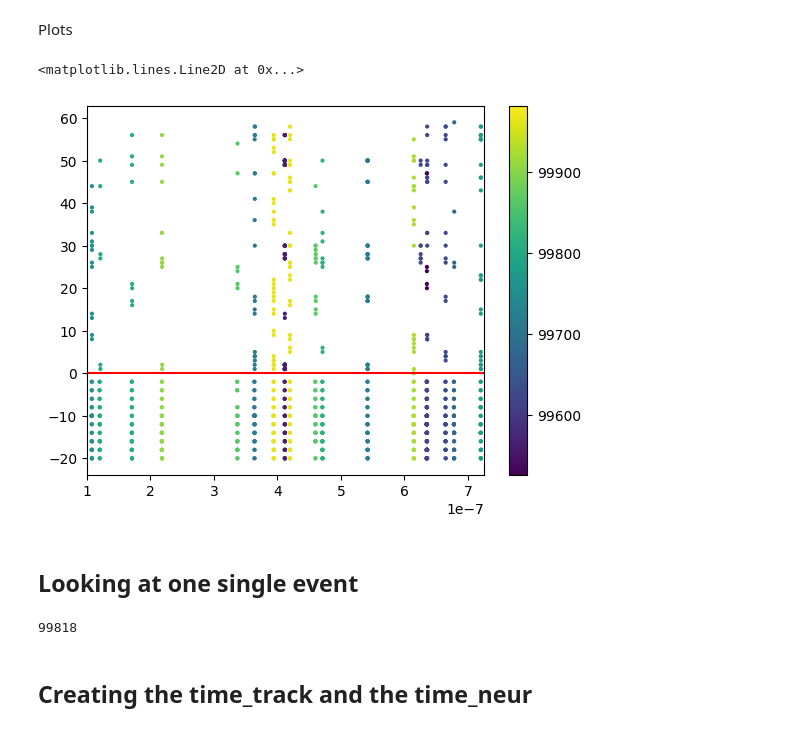
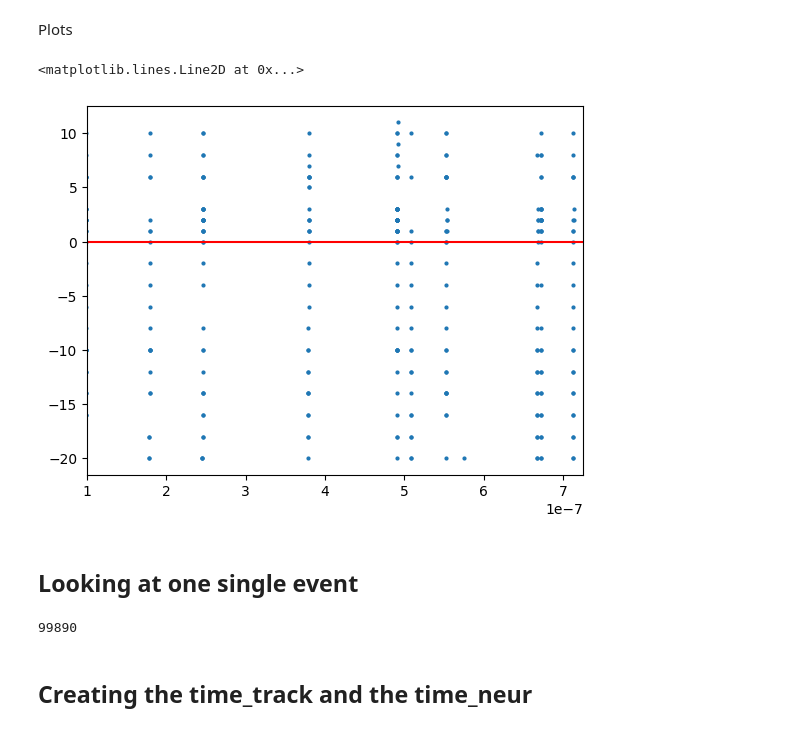
Before and after one commit to Fabiocufino/CMS-SpikingNeuralNetwork, a Jupyter notebook: Code/KNN.ipynb, the cells around one changed output. Drawn from its saved outputs; the diff is of its cells as text; code cells hidden in the pictures.

```diff
--- a/Code/KNN.ipynb
+++ b/Code/KNN.ipynb
@@ -4,7 +4,7 @@ import numpy as np
 import pandas as pd
 import matplotlib.pyplot as plt
 # %%
-data_pd = pd.read_csv('/Users/Fabio/Desktop/CMS-SpikingNeuralNetwork/Code/NL0=30_NL1=30_NCl=6_CF01=0.80_CFI0=0.80_CFI1=0.80_alfa=1.00_output.csv') #NEW WORKs
+data_pd = pd.read_csv('/Users/Fabio/Desktop/CMS-SpikingNeuralNetwork/Code/MODE/CSV/NL0=6_NL1=6_NCl=6_CF01=1.00_CFI0=1.00_CFI1=1.00_alfa=0.25_output.csv') #NEW WORKs
 # data_pd = pd.read_csv("NL0=20_NL1=20_NCl=6_CF01=1.00_CFI0=1.00_CFI1=1.00_alfa=0.90_output.csv") #OLD WORKS
 data_pd.describe()
 # %% [output]
@@ -33,14 +33,13 @@ data['Stream'] = np.where(data['ID'] == 1, -1*data['Stream'], data['Stream'])
 # %% [markdown]
 Plots
 # %%
-class_mask = data['Pclass'] == 5
-plt.scatter(data['Time'][class_mask], data['Stream'][class_mask],c=data['Event'][class_mask] , s=4)
-plt.colorbar()
+class_mask = data['Pclass'] == 2
+plt.scatter(data['Time'][class_mask], data['Stream'][class_mask] , s=4)
 plt.xlim(1e-7, 7.25e-7)
 plt.axhline(0, c = 'r')
 # %% [output]
 <matplotlib.lines.Line2D at 0x...>
-[figure, old version]
+[figure, new version]
 # %%
 # class_mask_i = data['Pclass'] == 5
 # class_mask_j = data['Pclass'] == 4
@@ -53,10 +52,10 @@ plt.axhline(0, c = 'r')
 # %% [markdown]
 ## Looking at one single event
 # %%
-N_EV = np.unique(data['Event'][data['Pclass'] == 5])[-11]
+N_EV = np.unique(data['Event'][data['Pclass'] == 5])[-6]
 N_EV
 # %% [output]
-99818
+99890
 # %%
 #select an event using data_dict['Event']
 mask_ev1 = data['Event'] == N_EV
```
Also changed, not shown: parts of 14 cells of this notebook, 27 other files.
